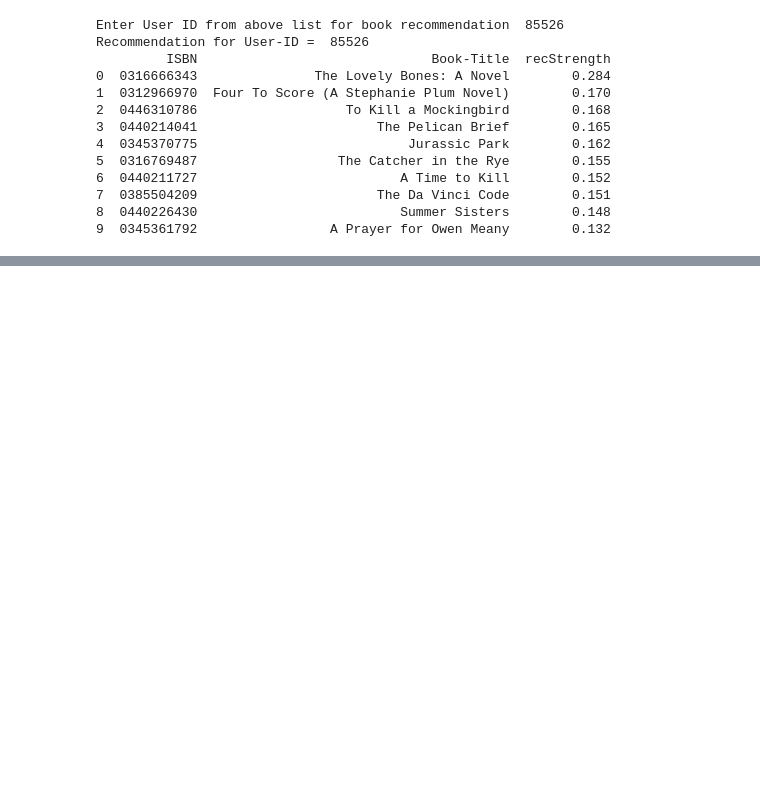
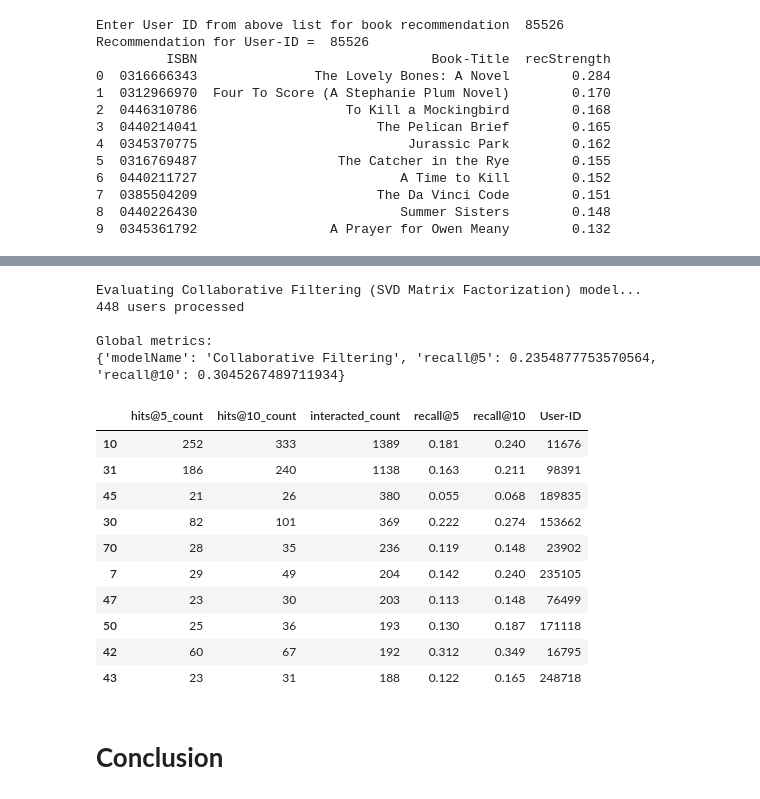
Before and after one commit to Manass20/Book_Recommendation_System_Manas-Capstone_Projecct, a Jupyter notebook: Book_Recommendation_System_Manas_Capstone_Projecct.ipynb, the cells around one changed output, grey strips where cells are left out. Saved outputs shown, nothing was run; the diff lists cells and outputs as text; code cells hidden in the pictures; blank space fills up the shorter version.

```diff
--- a/Book_Recommendation_System_Manas_Capstone_Projecct.ipynb
+++ b/Book_Recommendation_System_Manas_Capstone_Projecct.ipynb
@@ -1355,0 +1474,25 @@ Recommendation for User-ID =  85526
+# %%
+print('Evaluating Collaborative Filtering (SVD Matrix Factorization) model...')
+cf_global_metrics, cf_detailed_results_df = model_evaluator.evaluate_model(cf_recommender_model)
+
+print('\nGlobal metrics:\n%s' % cf_global_metrics)
+cf_detailed_results_df.head(10)
+# %% [output]
+Evaluating Collaborative Filtering (SVD Matrix Factorization) model...
+448 users processed
+
+Global metrics:
+{'modelName': 'Collaborative Filtering', 'recall@5': 0.2354877753570564, 'recall@10': 0.3045267489711934}
+|  | hits@5_count | hits@10_count | interacted_count | recall@5 | recall@10 | User-ID |
+| 10 | 252 | 333 | 1389 | 0.181 | 0.240 | 11676 |
+| 31 | 186 | 240 | 1138 | 0.163 | 0.211 | 98391 |
+| 45 | 21 | 26 | 380 | 0.055 | 0.068 | 189835 |
+| 30 | 82 | 101 | 369 | 0.222 | 0.274 | 153662 |
+| 70 | 28 | 35 | 236 | 0.119 | 0.148 | 23902 |
+| 7 | 29 | 49 | 204 | 0.142 | 0.240 | 235105 |
+| 47 | 23 | 30 | 203 | 0.113 | 0.148 | 76499 |
+| 50 | 25 | 36 | 193 | 0.130 | 0.187 | 171118 |
+| 42 | 60 | 67 | 192 | 0.312 | 0.349 | 16795 |
+| 43 | 23 | 31 | 188 | 0.122 | 0.165 | 248718 |
+# %% [markdown]
+# **Conclusion**
```
Also changed, not shown: parts of 7 cells of this notebook.
